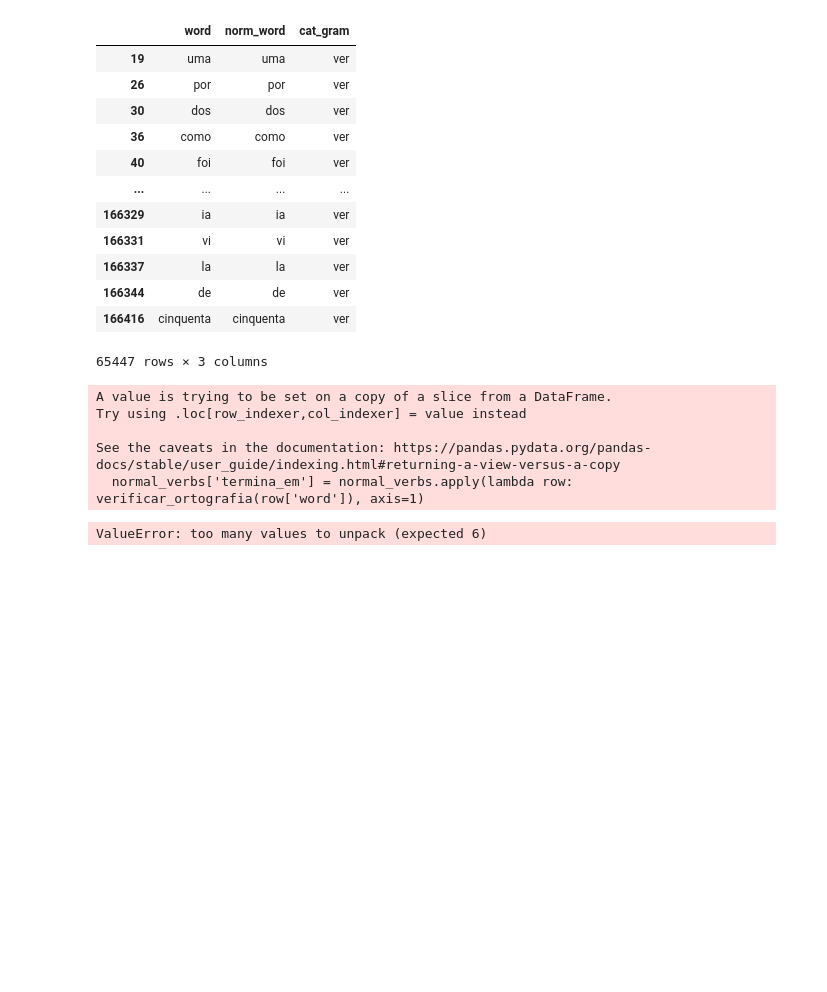
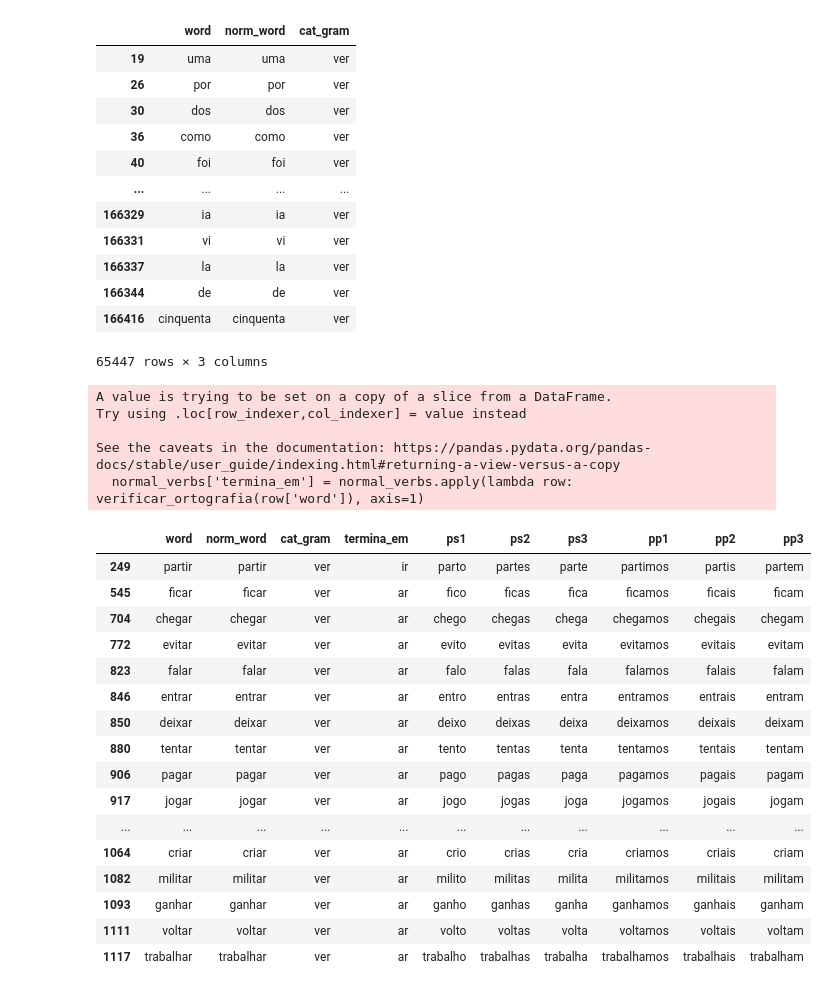
Before and after one commit to joaolucas26/imbroglio-data, a Jupyter notebook: conjugando verbos.ipynb, the cells around one changed output. Cells and saved outputs as stored; diff of their text form; code cells hidden in the pictures; blank space fills up the shorter version.

Commit message:
conjugacao verbo att

```diff
--- a/conjugando verbos.ipynb
+++ b/conjugando verbos.ipynb
@@ -221,7 +221,10 @@ Try using .loc[row_indexer,col_indexer] = value instead
 See the caveats in the documentation: https://pandas.pydata.org/pandas-docs/stable/user_guide/indexing.html#returning-a-view-versus-a-copy
   normal_verbs['termina_em'] = normal_verbs.apply(lambda row: verificar_ortografia(row['word']), axis=1)
 # %%
-def conjuga_presente(verbo, final):
+def conjuga_presente(row):
+    verbo = row['word']
+    final = row['termina_em']
+
     conjuga_ar = ['o', 'as', 'a', 'amos', 'ais', 'am']
     conjuga_er = ['o', 'es', 'e', 'emos', 'eis', 'em']
     conjuga_ir = ['o', 'es', 'e', 'imos', 'is', 'em']
@@ -233,7 +236,8 @@ def conjuga_presente(verbo, final):
         pp1 = verbo[:-2]+ conjuga_ar[3]
         pp2 = verbo[:-2]+ conjuga_ar[4]
         pp3 = verbo[:-2]+ conjuga_ar[5]
-        return (ps1, ps2, ps3, pp1,pp2,pp3)
+
+        return {'ps1':ps1, 'ps2':ps2, 'ps3':ps3, 'pp1': pp1, 'pp2': pp2, 'pp3': pp3}
 
     elif final == 'er':
         ps1 = verbo[:-2]+ conjuga_er[0]
@@ -242,7 +246,7 @@ def conjuga_presente(verbo, final):
         pp1 = verbo[:-2]+ conjuga_er[3]
         pp2 = verbo[:-2]+ conjuga_er[4]
         pp3 = verbo[:-2]+ conjuga_er[5]
-        return (ps1, ps2, ps3, pp1,pp2,pp3)
+        return {'ps1':ps1, 'ps2':ps2, 'ps3':ps3, 'pp1': pp1, 'pp2': pp2, 'pp3': pp3}
 
     elif final == 'ir':
         ps1 = verbo[:-2]+ conjuga_ir[0]
@@ -251,13 +255,32 @@ def conjuga_presente(verbo, final):
         pp1 = verbo[:-2]+ conjuga_ir[3]
         pp2 = verbo[:-2]+ conjuga_ir[4]
         pp3 = verbo[:-2]+ conjuga_ir[5]
-        return (ps1, ps2, ps3, pp1,pp2,pp3)
+        return {'ps1':ps1, 'ps2':ps2, 'ps3':ps3, 'pp1': pp1, 'pp2': pp2, 'pp3': pp3}
+
+    return {'ps1':0, 'ps2':0, 'ps3':0, 'pp1': 0, 'pp2': 0, 'pp3': 0}
 # %%
-normal_verbs['1_ps'], normal_verbs['2_ps'], normal_verbs['3_ps'], normal_verbs['1_pp'], normal_verbs['2_pp'], normal_verbs['3_pp'] = normal_verbs['word'].apply(lambda row: conjuga_presente(row['word'], row['termina_em']), axis=1)
+verbs_conj = normal_verbs.apply(conjuga_presente, axis=1,result_type='expand')
+df_final = pd.concat([normal_verbs, verbs_conj], axis=1)
-# %% [output]
-ValueError: too many values to unpack (expected 6)
 # %%
-normal_verbs
+df_final[df_final.termina_em != -1].head(20)
+# %% [output]
+|  | word | norm_word | cat_gram | termina_em | ps1 | ps2 | ps3 | pp1 | pp2 | pp3 |
+| 249 | partir | partir | ver | ir | parto | partes | parte | partimos | partis | partem |
+| 545 | ficar | ficar | ver | ar | fico | ficas | fica | ficamos | ficais | ficam |
+| 704 | chegar | chegar | ver | ar | chego | chegas | chega | chegamos | chegais | chegam |
+| 772 | evitar | evitar | ver | ar | evito | evitas | evita | evitamos | evitais | evitam |
+| 823 | falar | falar | ver | ar | falo | falas | fala | falamos | falais | falam |
+| 846 | entrar | entrar | ver | ar | entro | entras | entra | entramos | entrais | entram |
+| 850 | deixar | deixar | ver | ar | deixo | deixas | deixa | deixamos | deixais | deixam |
+| 880 | tentar | tentar | ver | ar | tento | tentas | tenta | tentamos | tentais | tentam |
+| 906 | pagar | pagar | ver | ar | pago | pagas | paga | pagamos | pagais | pagam |
+| 917 | jogar | jogar | ver | ar | jogo | jogas | joga | jogamos | jogais | jogam |
+| ... | ... | ... | ... | ... | ... | ... | ... | ... | ... | ... |
+| 1064 | criar | criar | ver | ar | crio | crias | cria | criamos | criais | criam |
+| 1082 | militar | militar | ver | ar | milito | militas | milita | militamos | militais | militam |
+| 1093 | ganhar | ganhar | ver | ar | ganho | ganhas | ganha | ganhamos | ganhais | ganham |
+| 1111 | voltar | voltar | ver | ar | volto | voltas | volta | voltamos | voltais | voltam |
+| 1117 | trabalhar | trabalhar | ver | ar | trabalho | trabalhas | trabalha | trabalhamos | trabalhais | trabalham |
 # %%
 conjuga_ar = ['o', 'as', 'a', 'amos', 'ais', 'am'];
 conjuga_er = ['o', 'es', 'e', 'emos', 'eis', 'em'];
```
